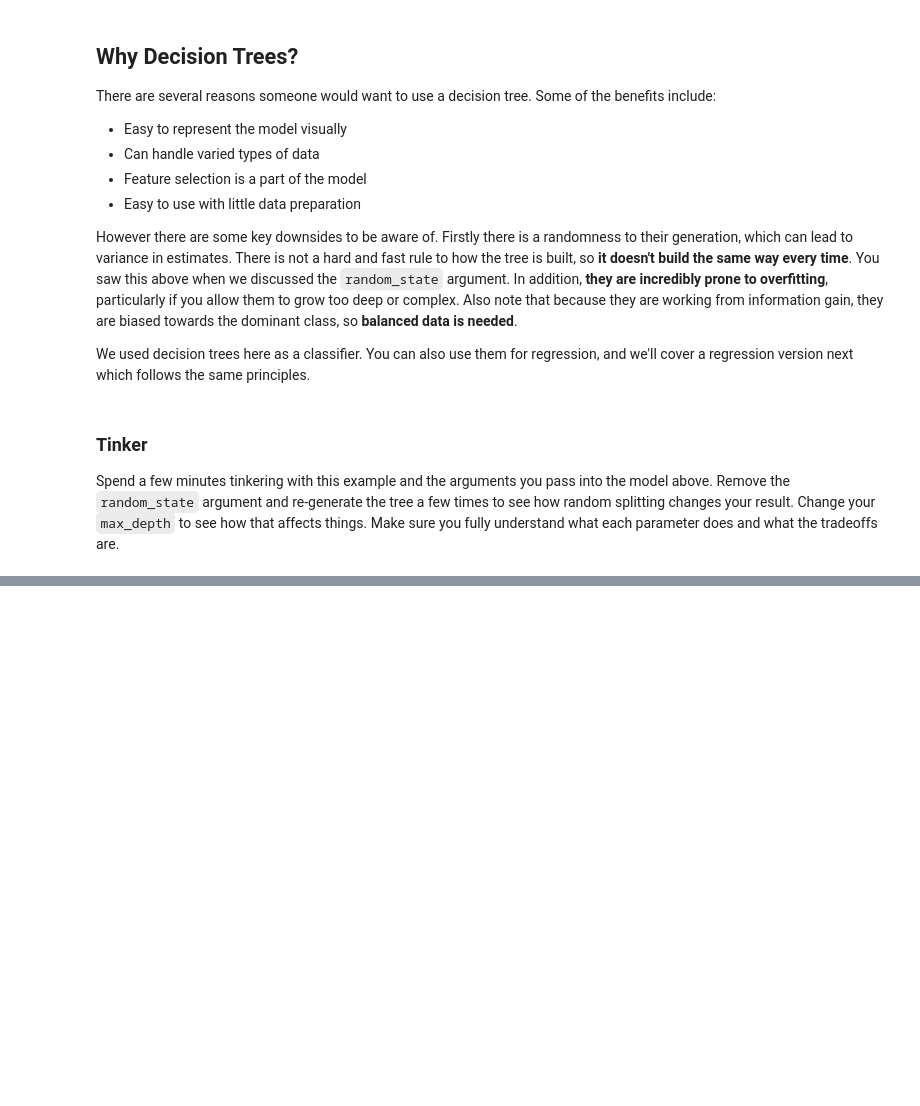
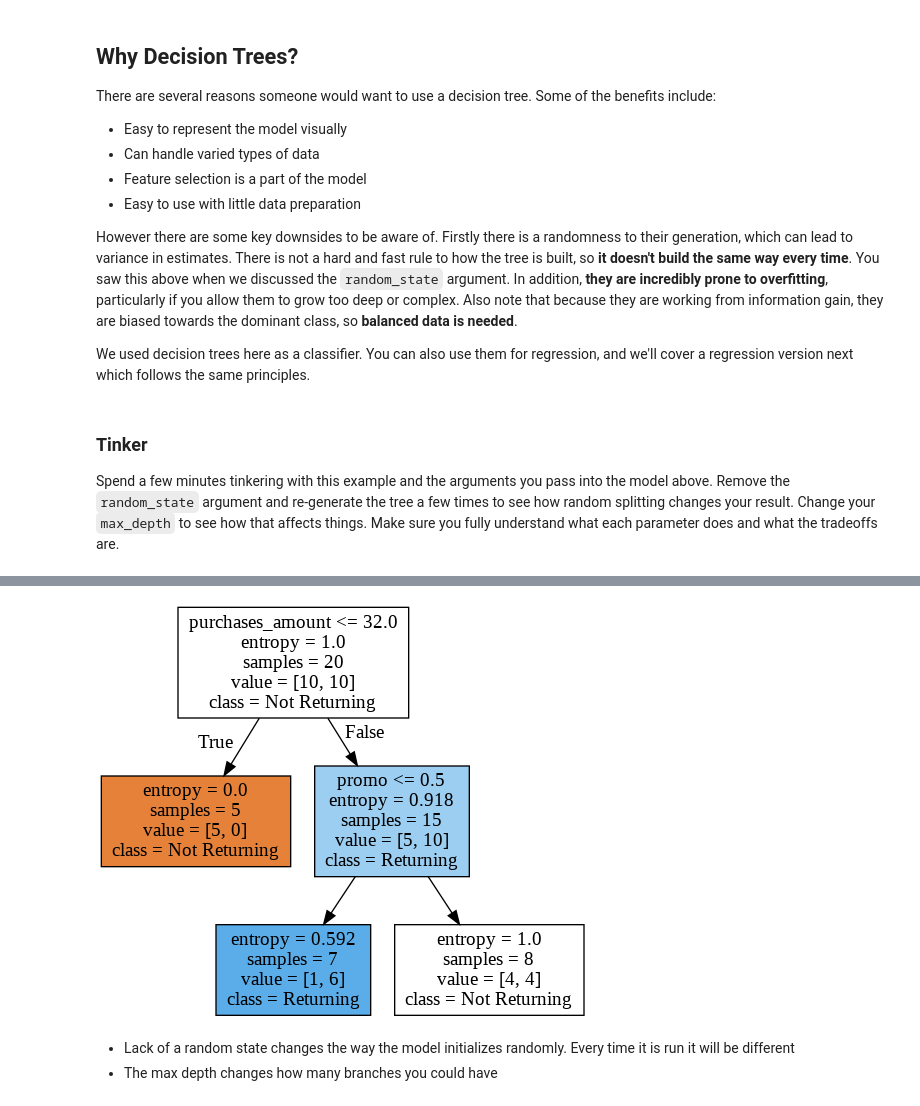
Before and after one commit to timothywallaby/thinkfulchallenge, a Jupyter notebook: 3_2_1_Decision_Trees.ipynb, the cells around one changed output, grey strips where cells are left out. Saved outputs shown, nothing was run; the diff lists cells and outputs as text; code cells hidden in the pictures; blank space fills up the shorter version.

```diff
--- a/3_2_1_Decision_Trees.ipynb
+++ b/3_2_1_Decision_Trees.ipynb
@@ -125,0 +186,23 @@ Spend a few minutes tinkering with this example and the arguments you pass into
+# %%
+# Initialize and train our tree.
+decision_tree = tree.DecisionTreeClassifier(
+    criterion='entropy',
+    max_features=1,
+    max_depth=2
+)
+decision_tree.fit(customers, repeat_customer)
+
+# Render our tree.
+dot_data = tree.export_graphviz(
+    decision_tree, out_file=None,
+    feature_names=customers.columns,
+    class_names=['Not Returning', 'Returning'],
+    filled=True
+)
+graph = pydotplus.graph_from_dot_data(dot_data)
+Image(graph.create_png())
+# %% [output]
+[figure, added]
+# %% [markdown]
+* Lack of a random state changes the way the model initializes randomly. Every time it is run it will be different
+* The max depth changes how many branches you could have
```
Also changed, not shown: parts of 4 cells of this notebook.
